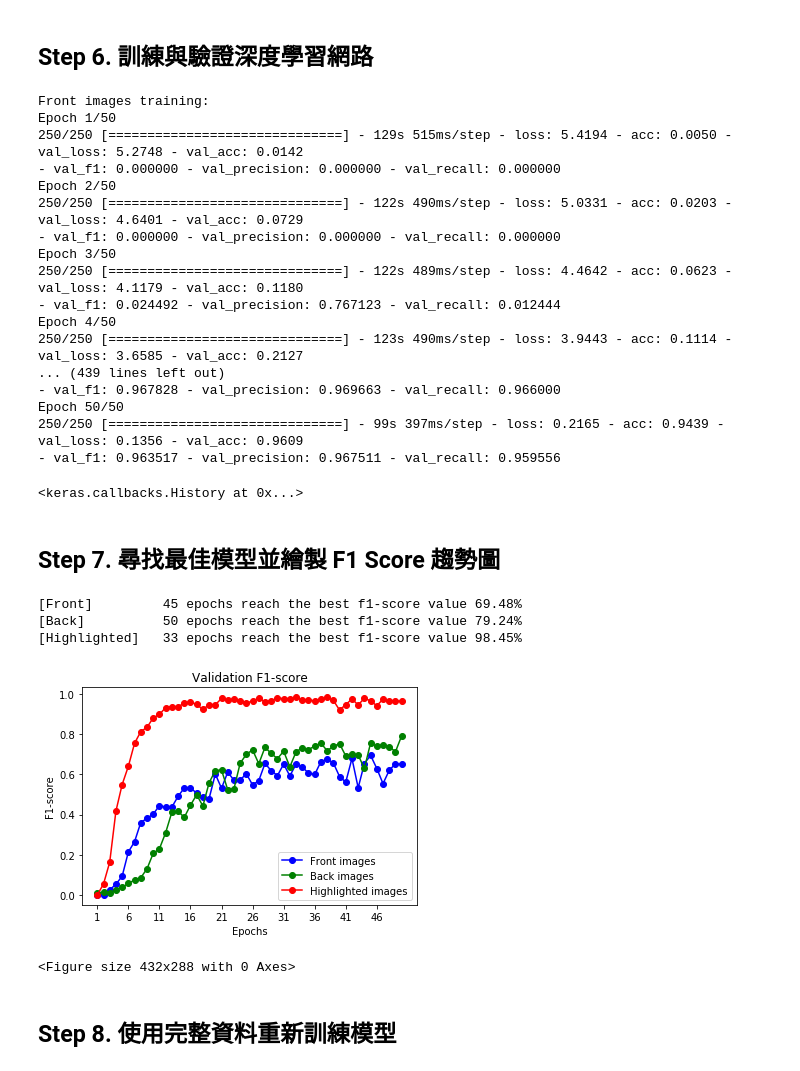
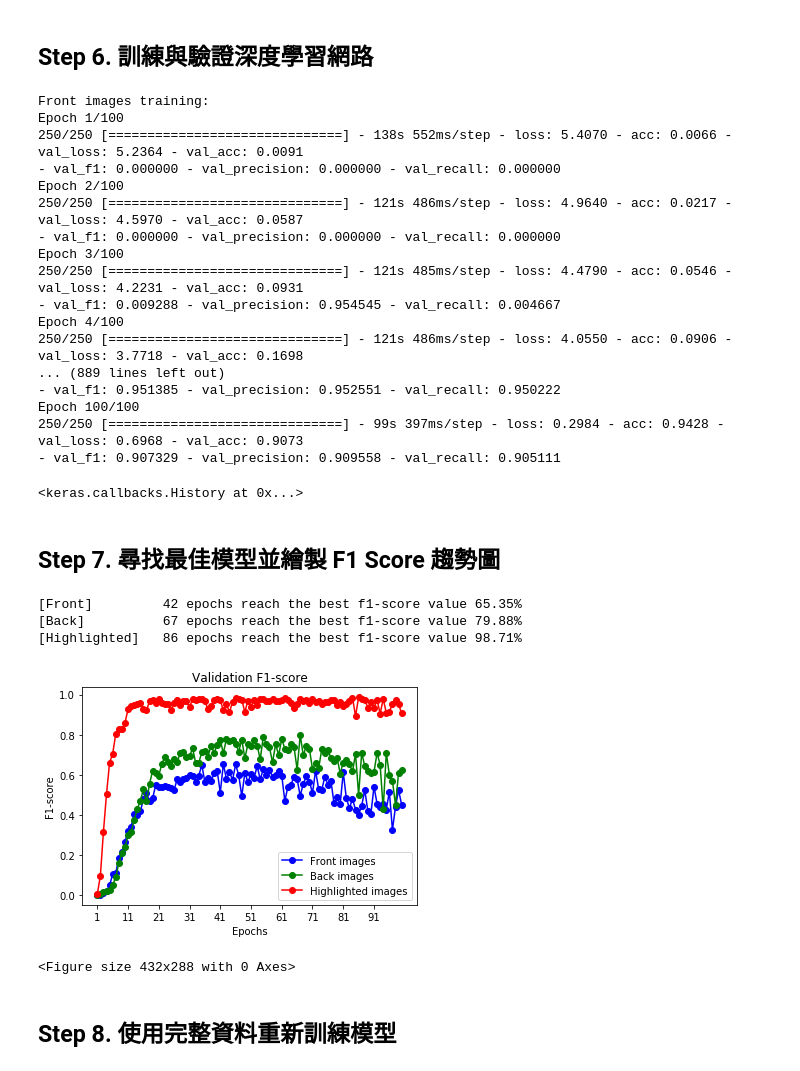
Before and after one commit to jswanglab/MedNet, a Jupyter notebook: MedNet.ipynb, the cells around one changed output. Saved outputs shown, nothing was run; the diff lists cells and outputs as text; code cells hidden in the pictures.

```diff
--- a/MedNet.ipynb
+++ b/MedNet.ipynb
@@ -373,7 +373,7 @@ print("Front images training:")
 model_front.fit_generator(
     front_train_gen,
     steps_per_epoch = 250,
-    epochs = 50,
+    epochs = 100,
     validation_data = front_validation_gen,
     validation_steps = 125,
     callbacks = [MetricsFront()])
@@ -383,7 +383,7 @@ print("\nBack images training:")
 model_back.fit_generator(
     back_train_gen,
     steps_per_epoch = 250,
-    epochs = 50,
+    epochs = 100,
     validation_data = back_validation_gen,
     validation_steps = 125,
     callbacks = [MetricsBack()])
@@ -393,56 +393,56 @@ print("\nHighlighted images training:")
 model_high.fit_generator(
     high_train_gen,
     steps_per_epoch = 250,
-    epochs = 50,
+    epochs = 100,
     validation_data = high_validation_gen,
     validation_steps = 125,
     callbacks = [MetricsHigh()])
 # %% [output]
 Front images training:
-Epoch 1/50
-250/250 [==============================] - 129s 515ms/step - loss: 5.4194 - acc: 0.0050 - val_loss: 5.2748 - val_acc: 0.0142
+Epoch 1/100
+250/250 [==============================] - 138s 552ms/step - loss: 5.4070 - acc: 0.0066 - val_loss: 5.2364 - val_acc: 0.0091
 - val_f1: 0.000000 - val_precision: 0.000000 - val_recall: 0.000000
-Epoch 2/50
-250/250 [==============================] - 122s 490ms/step - loss: 5.0331 - acc: 0.0203 - val_loss: 4.6401 - val_acc: 0.0729
+Epoch 2/100
+250/250 [==============================] - 121s 486ms/step - loss: 4.9640 - acc: 0.0217 - val_loss: 4.5970 - val_acc: 0.0587
 - val_f1: 0.000000 - val_precision: 0.000000 - val_recall: 0.000000
-Epoch 3/50
-250/250 [==============================] - 122s 489ms/step - loss: 4.4642 - acc: 0.0623 - val_loss: 4.1179 - val_acc: 0.1180
-- val_f1: 0.024492 - val_precision: 0.767123 - val_recall: 0.012444
-Epoch 4/50
-250/250 [==============================] - 123s 490ms/step - loss: 3.9443 - acc: 0.1114 - val_loss: 3.6585 - val_acc: 0.2127
-... (439 lines left out)
-- val_f1: 0.967828 - val_precision: 0.969663 - val_recall: 0.966000
-Epoch 50/50
-250/250 [==============================] - 99s 397ms/step - loss: 0.2165 - acc: 0.9439 - val_loss: 0.1356 - val_acc: 0.9609
-- val_f1: 0.963517 - val_precision: 0.967511 - val_recall: 0.959556
+Epoch 3/100
+250/250 [==============================] - 121s 485ms/step - loss: 4.4790 - acc: 0.0546 - val_loss: 4.2231 - val_acc: 0.0931
+- val_f1: 0.009288 - val_precision: 0.954545 - val_recall: 0.004667
+Epoch 4/100
+250/250 [==============================] - 121s 486ms/step - loss: 4.0550 - acc: 0.0906 - val_loss: 3.7718 - val_acc: 0.1698
+... (889 lines left out)
+- val_f1: 0.951385 - val_precision: 0.952551 - val_recall: 0.950222
+Epoch 100/100
+250/250 [==============================] - 99s 397ms/step - loss: 0.2984 - acc: 0.9428 - val_loss: 0.6968 - val_acc: 0.9073
+- val_f1: 0.907329 - val_precision: 0.909558 - val_recall: 0.905111
 <keras.callbacks.History at 0x...>
 # %% [markdown]
 ## Step 7. 尋找最佳模型並繪製 F1 Score 趨勢圖
 # %%
 best_front_epochs = front_f1s.index(max(front_f1s)) + 1
 best_back_epochs = back_f1s.index(max(back_f1s)) + 1
 best_high_epochs = high_f1s.index(max(high_f1s)) + 1
 
 print("[Front]\t\t%d epochs reach the best f1-score value %.2f%%"%(best_front_epochs, max(front_f1s) * 100))
 print("[Back]\t\t%d epochs reach the best f1-score value %.2f%%"%(best_back_epochs, max(back_f1s) * 100))
 print("[Highlighted]\t%d epochs reach the best f1-score value %.2f%%"%(best_high_epochs, max(high_f1s) * 100))
 
-plt.plot(range(50), front_f1s, 'b-o', label = 'Front images')
-plt.plot(range(50), back_f1s, 'g-o', label = 'Back images')
-plt.plot(range(50), high_f1s, 'r-o', label = 'Highlighted images')
+plt.plot(range(100), front_f1s, 'b-o', label = 'Front images')
+plt.plot(range(100), back_f1s, 'g-o', label = 'Back images')
+plt.plot(range(100), high_f1s, 'r-o', label = 'Highlighted images')
 plt.legend()
 plt.title('Validation F1-score')
 plt.xlabel('Epochs')
-plt.xticks(np.arange(0, 50, step = 5), range(1, 51, 5))
+plt.xticks(np.arange(0, 100, step = 10), range(1, 101, 10))
 plt.ylabel('F1-score')
 plt.figure()
 
 plt.show()
 # %% [output]
-[Front]         45 epochs reach the best f1-score value 69.48%
-[Back]          50 epochs reach the best f1-score value 79.24%
-[Highlighted]   33 epochs reach the best f1-score value 98.45%
+[Front]         42 epochs reach the best f1-score value 65.35%
+[Back]          67 epochs reach the best f1-score value 79.88%
+[Highlighted]   86 epochs reach the best f1-score value 98.71%
-[figure, old version]
+[figure, new version]
 <Figure size 432x288 with 0 Axes>
 # %% [markdown]
 ## Step 8. 使用完整資料重新訓練模型
```
Also changed, not shown: parts of 3 cells of this notebook.
